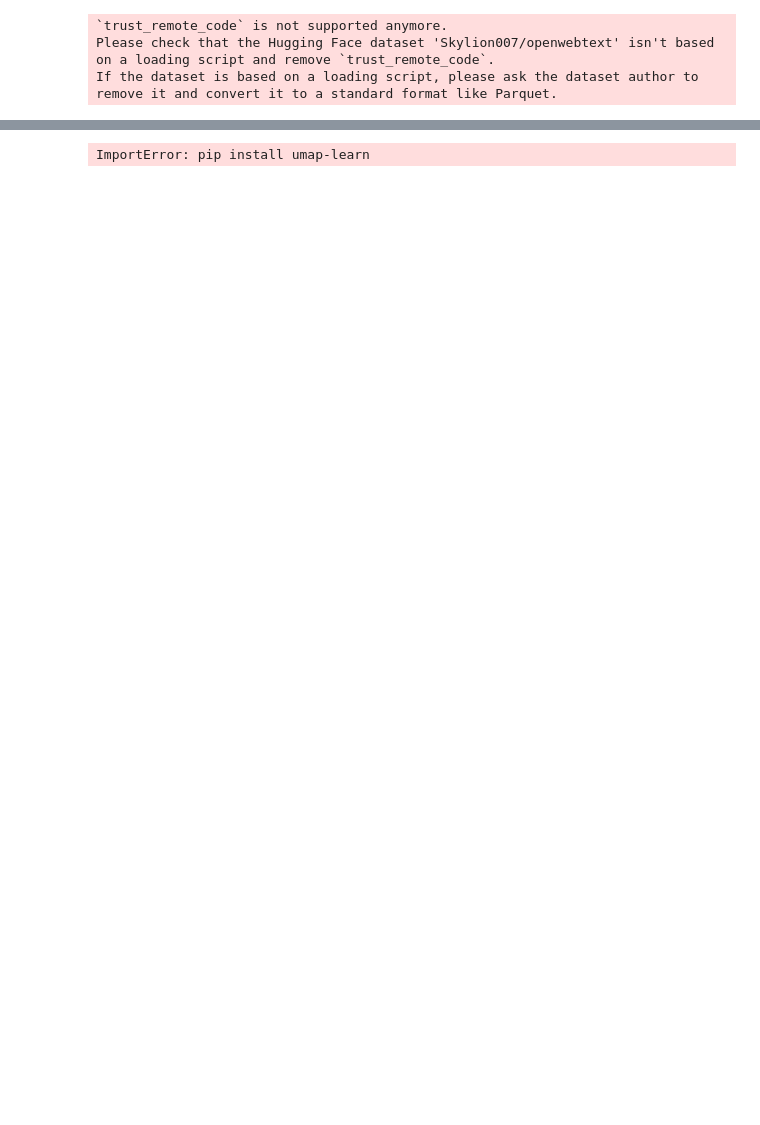
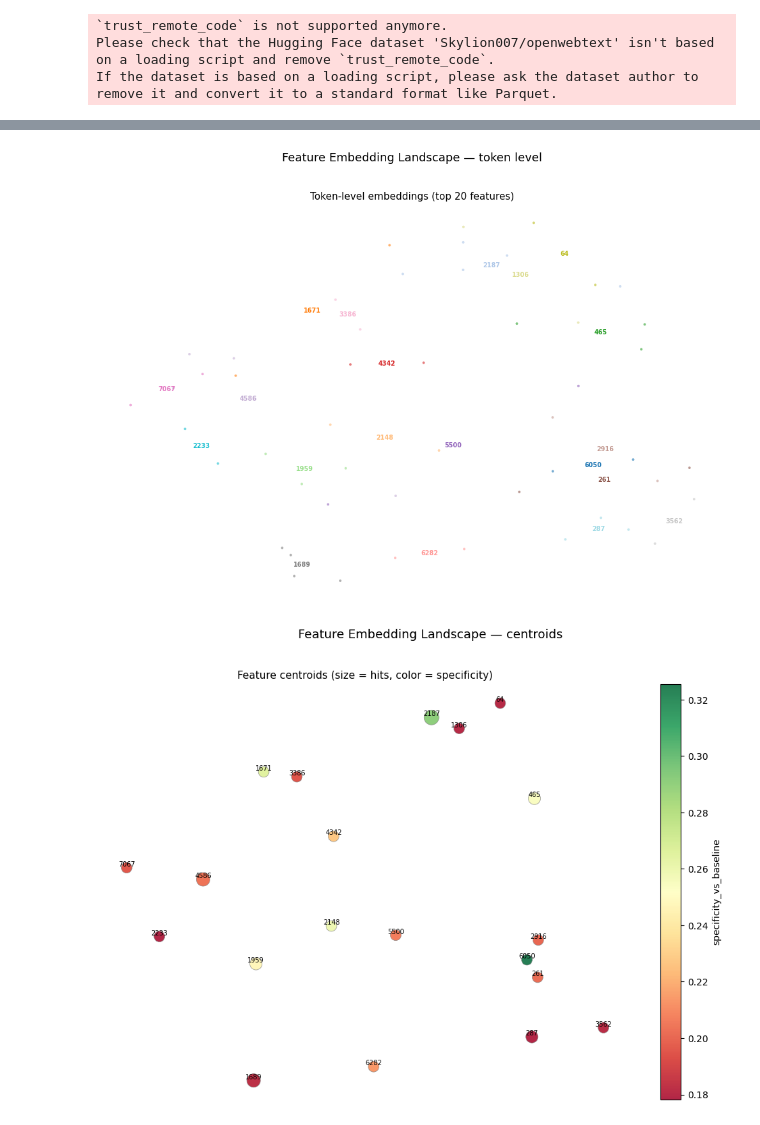
Before and after one commit to miles-markey/sae_trainer, a Jupyter notebook: notebooks/sae_semantic_eval.ipynb, the cells around one changed output, grey strips where cells are left out. Cells and saved outputs as stored; diff of their text form; code cells hidden in the pictures; blank space fills up the shorter version.

Commit message:
update semantic eval with umap installed

```diff
--- a/notebooks/sae_semantic_eval.ipynb
+++ b/notebooks/sae_semantic_eval.ipynb
@@ -132,7 +139,8 @@ Top Activating Contexts
 # %%
 # Note: can't test this yet, can't install umap
-# plot_feature_umap(tracer, top_n=20)
+plot_feature_umap(tracer, top_n=20)
 # %% [output]
-ImportError: pip install umap-learn
+[figure, added]
+[figure, added]
 # %%
 # Note: can't test this yet, can't install umap
```
Also changed, not shown: parts of 6 cells of this notebook, 2 other files.
